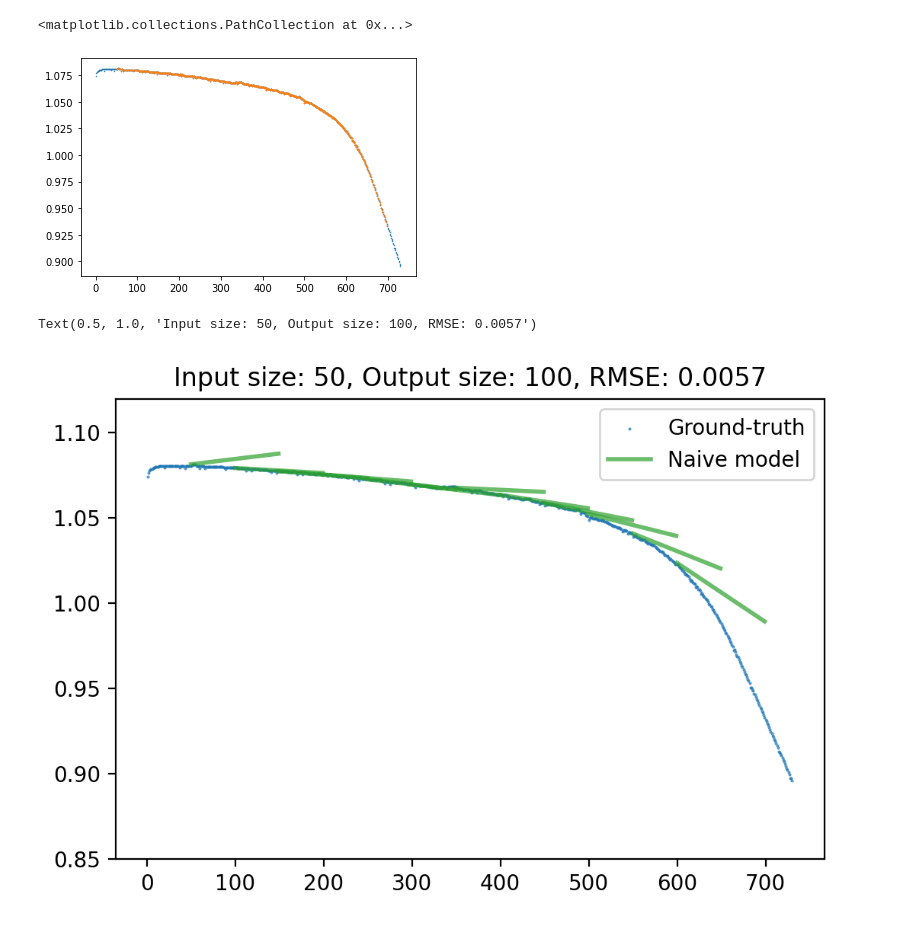
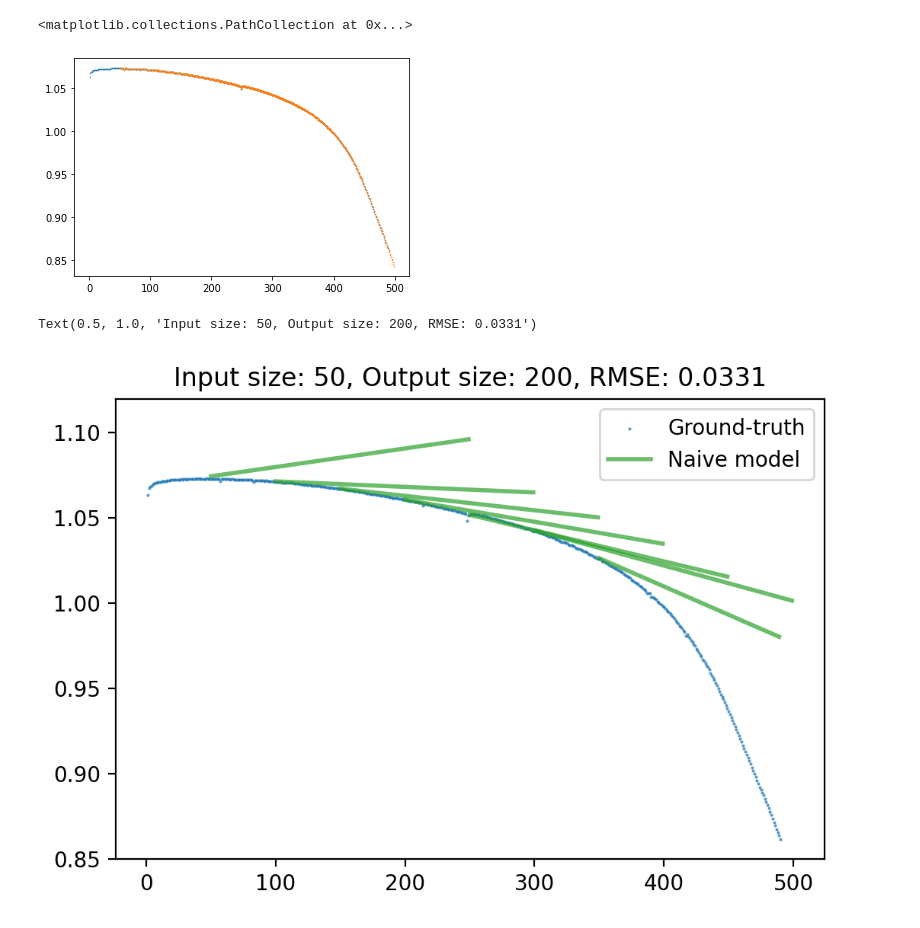
Before and after one commit to TRI-AMDD/bye-cycle, a Jupyter notebook: paper/naive_model.ipynb, the cells around one changed output. Drawn from its saved outputs; the diff is of its cells as text; code cells hidden in the pictures.

```diff
--- a/paper/naive_model.ipynb
+++ b/paper/naive_model.ipynb
@@ -178,8 +178,8 @@ def load_data (pkl_file, test_cell_number=0, seed=0, train_size=0.9, val_size=0.
     return all_ground_truth_cycle_index, all_ground_truth_dc
 # %%
 input_window_size = 50
-output_window_size =100
-test_cell_number = 5
+output_window_size =200
+test_cell_number = 13
 
 pkl_all_gc_filename = f'../examples/CACHED_DATA/pickled_cycle_windows/LFP/Ground_truth_DC_all.pkl'
 all_cycle_index_gc, all_dc_gc = load_data(pkl_all_gc_filename, test_cell_number=test_cell_number, seed=0)
@@ -191,7 +191,7 @@ plt.scatter(all_cycle_index_gc.flatten(),all_dc_gc.flatten(), s=0.2)
 plt.scatter(output_cycle_index_gc.flatten(), output_dc_gc.flatten(), s=0.2)
 # %% [output]
 <matplotlib.collections.PathCollection at 0x...>
-[figure, old version]
+[figure, new version]
 # %%
 class naive_model:
     def __init__(self, all_cycle_index, all_dc, degree=1):
@@ -221,28 +225,50 @@ class naive_model:
 # %%
 model = naive_model(all_cycle_index_gc, all_dc_gc)
 
 all_predicted_dc = []
 all_actual_dc = []
 plt.figure(dpi=200)
-for i in range(len(output_cycle_index_gc)):
-    if i == 0:
+m = len(output_cycle_index_gc)
+for k in range(len(output_cycle_index_gc)):
+    if k == 0:
         plt.scatter(all_cycle_index_gc,
                         all_dc_gc,
-                        label='Ground-truth'if i == 0 else "", color='C0', s=0.2, alpha=0.8)
-    extrapolated_dc = model.fit(output_cycle_index_gc[i], input_window_size=input_window_size)
+                        label='Ground-truth'if k == 0 else "", color='C0', s=0.2, alpha=0.8)
+    extrapolated_dc = model.fit(output_cycle_index_gc[k], input_window_size=input_window_size)
     all_predicted_dc.append(extrapolated_dc)
-    all_actual_dc.append(output_dc_gc[i])
-    plt.plot(output_cycle_index_gc[i], extrapolated_dc, color= 'C2', label='Naive model' if i == 0 else "", linewidth=2, alpha=0.7)
+    all_actual_dc.append(output_dc_gc[k])
+    plt.plot(output_cycle_index_gc[k], extrapolated_dc, color= 'C2', label='Naive model' if k == 0 else "", linewidth=2, alpha=0.7)
+    last = output_cycle_index_gc[-1] + input_window_size
+
+    if k == m-1 and last[0]<all_cycle_index_gc[-1][-1]:
+
+
+        final_cycle_length = int(all_cycle_index_gc[-1][-1]-last[0])
+        final_cycle_index = last[:final_cycle_length]
+
+        last_extrapolated_dc = model.fit(final_cycle_index, input_window_size=input_window_size)#[:final_cycle_length]
+        plt.plot(final_cycle_index, last_extrapolated_dc,
+                 color= 'C2', label='Naive model' if k == 0 else "", linewidth=2, alpha=0.7)
+        last_extrapolated_dc = last_extrapolated_dc.tolist() +[0] * (output_window_size - len(last_extrapolated_dc))
+        last_actual_dc = all_dc_gc.flatten()[-final_cycle_length:].tolist()
+        last_actual_dc = last_actual_dc +[0] * (output_window_size - len(last_actual_dc))
+        all_predicted_dc.append(last_extrapolated_dc)
+        all_actual_dc.append(last_actual_dc)
+
+
+
+
 
 all_predicted_dc = np.array(all_predicted_dc)
 all_actual_dc = np.array(all_actual_dc)
 plt.ylim([0.85,1.12])
 plt.legend()
-dc_rmse = np.sqrt(((all_predicted_dc - all_actual_dc)**2).mean(axis=1)).mean()
+dc_rmse = np.sqrt(((all_predicted_dc.reshape(-1,1) - all_actual_dc.reshape(-1,1))**2).mean())
+
 plt.title(f'Input size: {input_window_size}, Output size: {output_window_size}, RMSE: {dc_rmse:.4f}')
 # %% [output]
-Text(0.5, 1.0, 'Input size: 50, Output size: 100, RMSE: 0.0057')
+Text(0.5, 1.0, 'Input size: 50, Output size: 200, RMSE: 0.0331')
-[figure, old version]
+[figure, new version]
 # %%
 import pandas as pd
 input_window_sizes = [10,25,50,75, 100]
```
Also changed, not shown: parts of 3 cells of this notebook, 1 other file.
